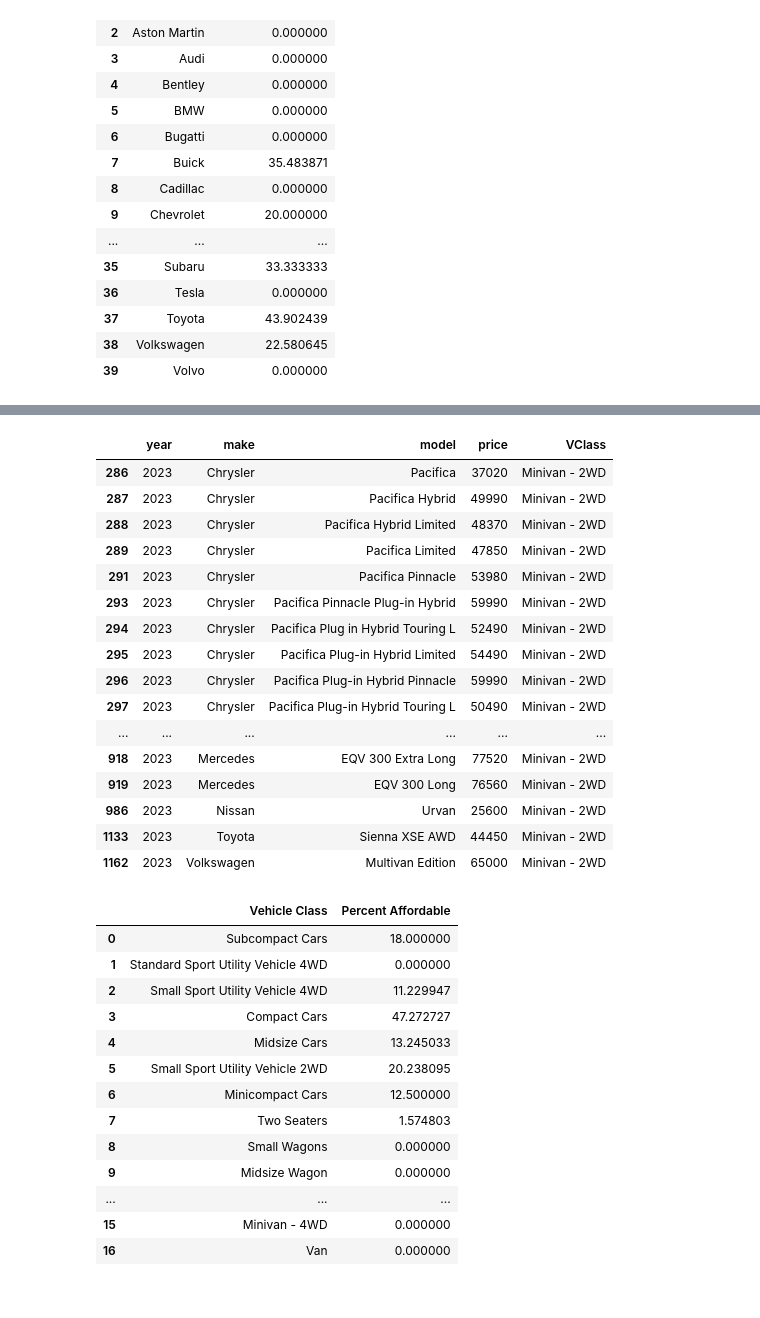
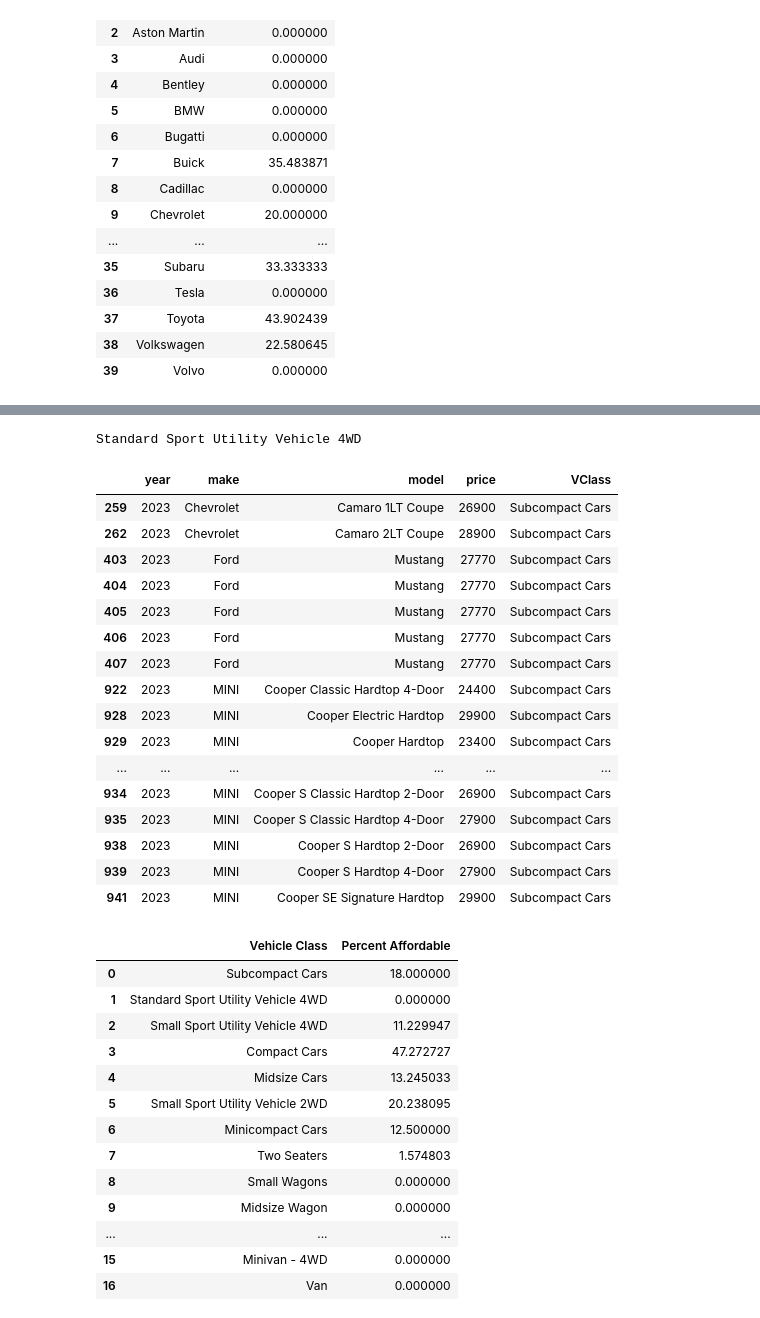
Before and after one commit to raniljoshua/Data-Analysis-Bootcamp_Project-1, a Jupyter notebook: car_payment.ipynb, the cells around one changed output, grey strips where cells are left out. Cells and saved outputs as stored; diff of their text form; code cells hidden in the pictures.

```diff
--- a/car_payment.ipynb
+++ b/car_payment.ipynb
@@ -206,32 +198,42 @@ plt.tight_layout()
 <Figure size 640x480 with 0 Axes>
-# %%
-# Function to create Dataframe of affordable models for specific make
-
-car_prices_df.head()
-v_class = car_prices_df["VClass"].dropna().unique()
-# v_class.astype()
-# v_class = v_class[np.isfinite(v_class)]
-# print(v_class)
-minivan_df = car_prices_df.loc[car_prices_df["VClass"] == 'Minivan - 2WD']
-minivan_df
-# %% [output]
-|  | year | make | model | price | VClass |
-| 286 | 2023 | Chrysler | Pacifica | 37020 | Minivan - 2WD |
-| 287 | 2023 | Chrysler | Pacifica Hybrid | 49990 | Minivan - 2WD |
-| 288 | 2023 | Chrysler | Pacifica Hybrid Limited | 48370 | Minivan - 2WD |
-| 289 | 2023 | Chrysler | Pacifica Limited | 47850 | Minivan - 2WD |
-| 291 | 2023 | Chrysler | Pacifica Pinnacle | 53980 | Minivan - 2WD |
-| 293 | 2023 | Chrysler | Pacifica Pinnacle Plug-in Hybrid | 59990 | Minivan - 2WD |
-| 294 | 2023 | Chrysler | Pacifica Plug in Hybrid Touring L | 52490 | Minivan - 2WD |
-| 295 | 2023 | Chrysler | Pacifica Plug-in Hybrid Limited | 54490 | Minivan - 2WD |
-| 296 | 2023 | Chrysler | Pacifica Plug-in Hybrid Pinnacle | 59990 | Minivan - 2WD |
-| 297 | 2023 | Chrysler | Pacifica Plug-in Hybrid Touring L | 50490 | Minivan - 2WD |
-| ... | ... | ... | ... | ... | ... |
-| 918 | 2023 | Mercedes | EQV 300 Extra Long | 77520 | Minivan - 2WD |
-| 919 | 2023 | Mercedes | EQV 300 Long | 76560 | Minivan - 2WD |
-| 986 | 2023 | Nissan | Urvan | 25600 | Minivan - 2WD |
-| 1133 | 2023 | Toyota | Sienna XSE AWD | 44450 | Minivan - 2WD |
-| 1162 | 2023 | Volkswagen | Multivan Edition | 65000 | Minivan - 2WD |
+# %%
+# Function to create Dataframe of affordable models for specific vehicle class
+
+def afford_models_for_v_class(car_prices_df,v_class,interest_rate,loan_term,monthly_payment_budget):
+    v_class_df = car_prices_df.loc[car_prices_df["VClass"]==v_class]
+    v_class_afford = v_class_df.loc[monthly_pay(v_class_df["price"],interest_rate,loan_term) < monthly_payment_budget]
+    return v_class_afford
+
+interest_rate = 0.0909
+loan_term = 72
+annual_income = 65000
+monthly_income = annual_income/12
+monthly_payment_budget = monthly_income*0.1
+v_class = car_prices_df["VClass"].dropna().unique()
+print(v_class[1])
+
+# print(car_makes[0])
+affordable_v_class = afford_models_for_v_class(car_prices_df,v_class[0],interest_rate,loan_term,monthly_payment_budget)
+affordable_v_class
+# %% [output]
+Standard Sport Utility Vehicle 4WD
+|  | year | make | model | price | VClass |
+| 259 | 2023 | Chevrolet | Camaro 1LT Coupe | 26900 | Subcompact Cars |
+| 262 | 2023 | Chevrolet | Camaro 2LT Coupe | 28900 | Subcompact Cars |
+| 403 | 2023 | Ford | Mustang | 27770 | Subcompact Cars |
+| 404 | 2023 | Ford | Mustang | 27770 | Subcompact Cars |
+| 405 | 2023 | Ford | Mustang | 27770 | Subcompact Cars |
+| 406 | 2023 | Ford | Mustang | 27770 | Subcompact Cars |
+| 407 | 2023 | Ford | Mustang | 27770 | Subcompact Cars |
+| 922 | 2023 | MINI | Cooper Classic Hardtop 4-Door | 24400 | Subcompact Cars |
+| 928 | 2023 | MINI | Cooper Electric Hardtop | 29900 | Subcompact Cars |
+| 929 | 2023 | MINI | Cooper Hardtop | 23400 | Subcompact Cars |
+| ... | ... | ... | ... | ... | ... |
+| 934 | 2023 | MINI | Cooper S Classic Hardtop 2-Door | 26900 | Subcompact Cars |
+| 935 | 2023 | MINI | Cooper S Classic Hardtop 4-Door | 27900 | Subcompact Cars |
+| 938 | 2023 | MINI | Cooper S Hardtop 2-Door | 26900 | Subcompact Cars |
+| 939 | 2023 | MINI | Cooper S Hardtop 4-Door | 27900 | Subcompact Cars |
+| 941 | 2023 | MINI | Cooper SE Signature Hardtop | 29900 | Subcompact Cars |
 # %%
 # Function to calculate and create Dataframe of percentage affordable of vehicle classes
 
```
Also changed, not shown: parts of 5 cells of this notebook.
